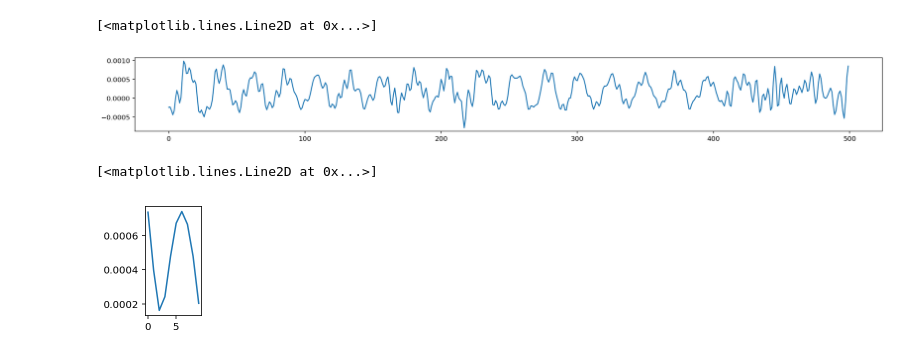
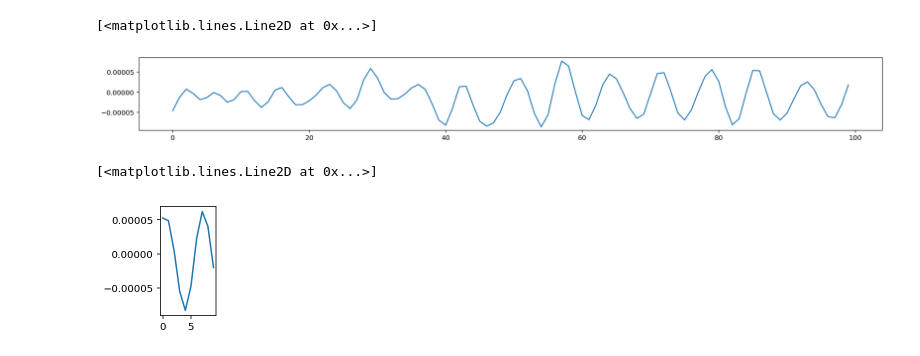
Before and after one commit to davidsteinar/structural-uncertainty, a Jupyter notebook: notebooks/pytorch_dataloader.ipynb, the cells around one changed output. Drawn from its saved outputs; the diff is of its cells as text; code cells hidden in the pictures.

```diff
--- a/notebooks/pytorch_dataloader.ipynb
+++ b/notebooks/pytorch_dataloader.ipynb
@@ -48,9 +47,9 @@ class z24Dataset(Dataset):
         Y = data[-self.lookahead:,:] ##################################wrong
         return X, Y
 # %%
-test = z24Dataset(window_size=500, skipstep=250, lookahead=10)
+test = z24Dataset(window_size=100, skipstep=50, lookahead=10)
 # %%
-dataloader = DataLoader(test, batch_size=100,
+dataloader = DataLoader(test, batch_size=10,
                         shuffle=True, num_workers=2)
 # %%
 %%time
@@ -61,12 +60,12 @@ Wall time: 4.43 s
 # %%
 plt.figure(figsize=(20,2))
-plt.plot(X_batch[30].numpy()[:,5])
+plt.plot(X_batch[0].numpy()[:,2])
 # %% [output]
 [<matplotlib.lines.Line2D at 0x...>]
-[figure, old version]
+[figure, new version]
 # %%
 plt.figure(figsize=(1,2))
-plt.plot(Y_batch[30].numpy()[:,5])
+plt.plot(Y_batch[0].numpy()[:,2])
 # %% [output]
 [<matplotlib.lines.Line2D at 0x...>]
-[figure, old version]
+[figure, new version]
```
Also changed, not shown: parts of 2 cells of this notebook, 1 other file.
